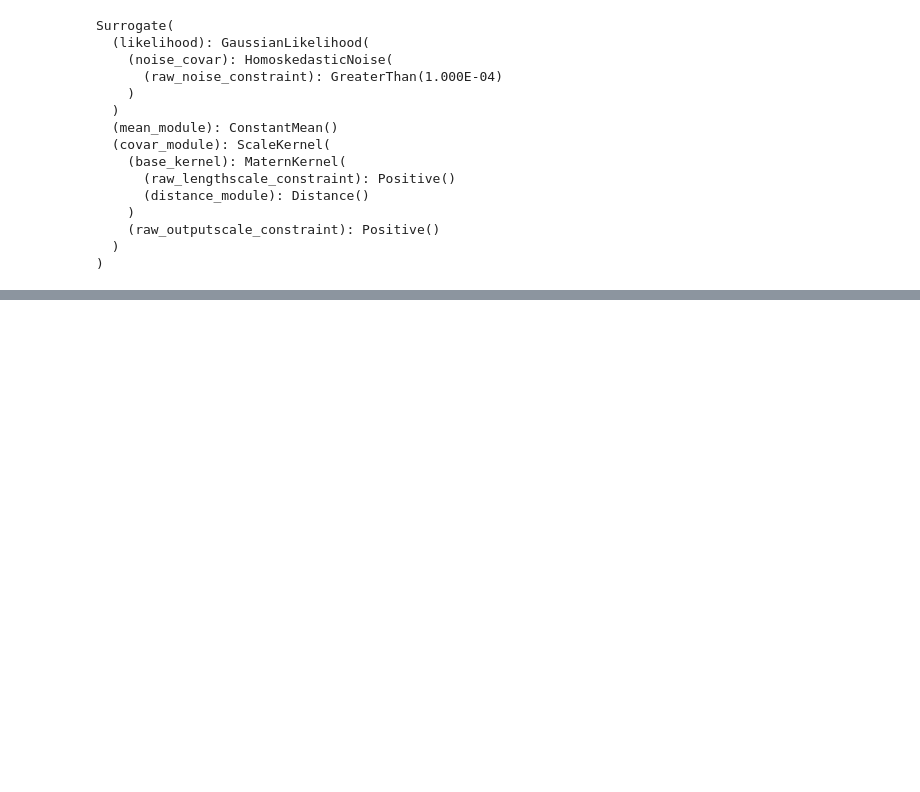
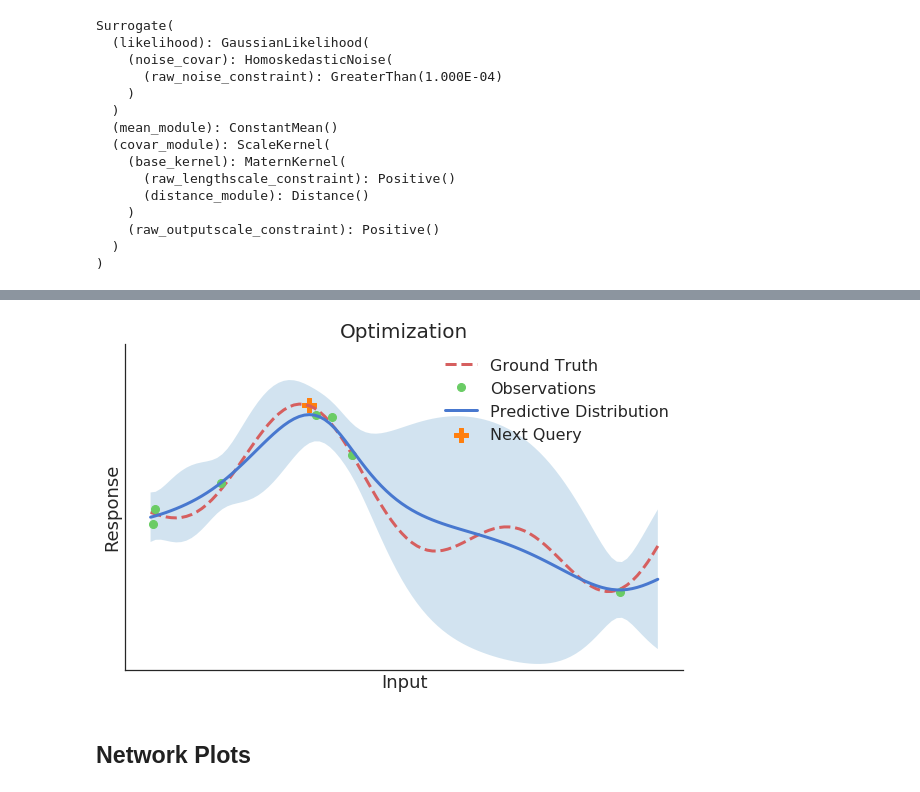
Before and after one commit to g-benton/PCC-RL, a Jupyter notebook: Notebooks/plots_for_midpoint_presentation.ipynb, the cells around one changed output, grey strips where cells are left out. Cells and saved outputs as stored; diff of their text form; code cells hidden in the pictures; blank space fills up the shorter version.

```diff
--- a/Notebooks/plots_for_midpoint_presentation.ipynb
+++ b/Notebooks/plots_for_midpoint_presentation.ipynb
@@ -265,0 +272,48 @@ Surrogate(
+# %%
+bayesopt.update_obs(next_query.unsqueeze(0), true_func(next_query).unsqueeze(0))
+# %%
+bayesopt.train_surrogate(200);
+# %%
+next_query = bayesopt.acquire()
+# %%
+bayesopt.surrogate.eval();
+bayesopt.surrogate_lh.eval();
+
+pred_dist = bayesopt.surrogate_lh(bayesopt.surrogate(test_x))
+pred_mean = pred_dist.mean.detach()
+lower, upper = pred_dist.confidence_region()
+# %%
+label_fs = 18
+title_fs = 20
+leg_fs = 16
+lwd = 3.
+
+plt.figure(figsize=(10, 6))
+sns.set_style("white")
+colors = sns.color_palette("muted")
+plt.plot(test_x, true_y.detach(), label="Ground Truth", color=colors[2],
+        linewidth=lwd, linestyle="--")
+plt.plot(bayesopt.train_x, bayesopt.train_y.detach(), marker="o", linestyle="None",
+        label="Observations", color=colors[1], markersize=8)
+plt.plot(test_x, pred_mean.detach(), label="Predictive Distribution", color=colors[0],
+        linewidth=lwd)
+plt.fill_between(test_x, lower.detach(), upper.detach(),
+                alpha=0.2)
+
+plt.scatter(next_query, true_func(next_query, 0.).detach(), marker="P", s=200,
+           label="Next Query")
+
+plt.xlabel("Input", fontsize=label_fs)
+plt.ylabel("Response", fontsize=label_fs)
+plt.title("Optimization",
+         fontsize=title_fs)
+plt.xticks([])
+plt.yticks([])
+plt.ylim(-2.5, 2.5)
+sns.despine()
+plt.legend(fontsize=leg_fs)
+plt.show()
+# %% [output]
+[figure, added]
+# %% [markdown]
+## Network Plots
```
Also changed, not shown: parts of 28 cells of this notebook, 1 other file.
